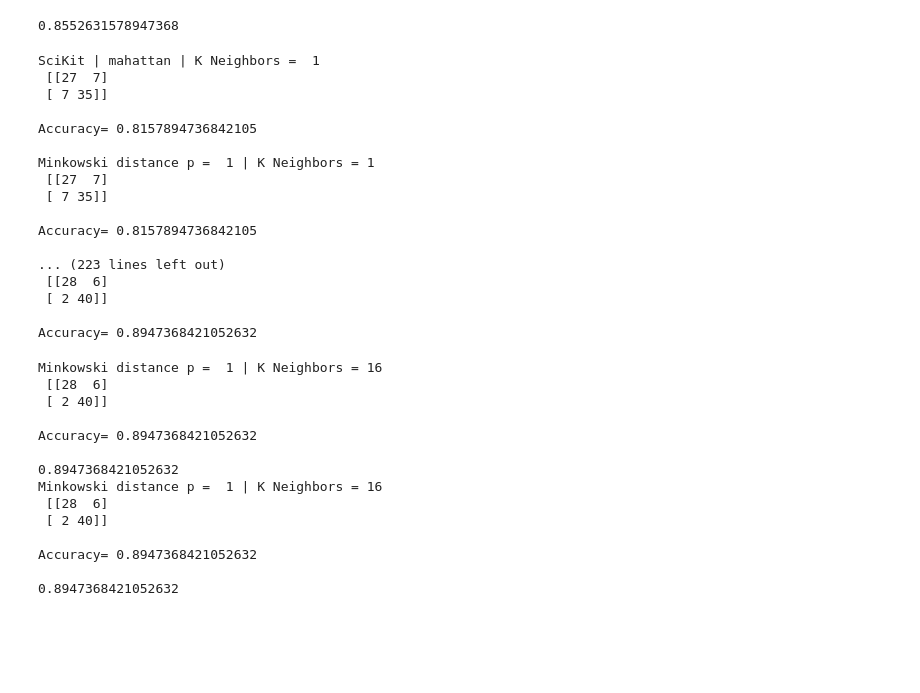
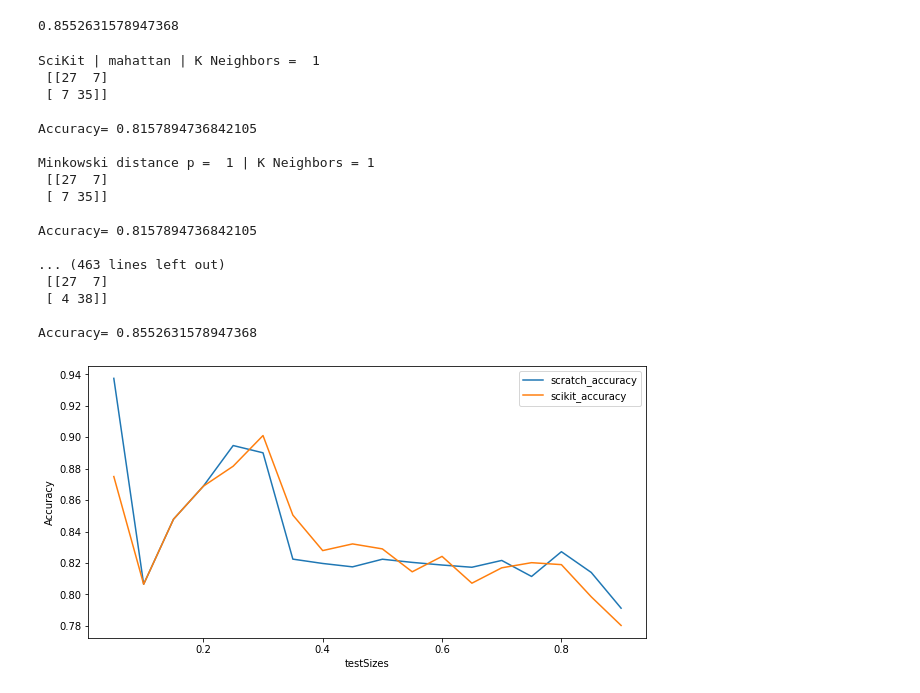
Before and after one commit to adil-ammar/Heart-Disease-Prediction, a Jupyter notebook: src/knn_scratch.ipynb, the cells around one changed output. Saved outputs shown, nothing was run; the diff lists cells and outputs as text; code cells hidden in the pictures; blank space fills up the shorter version.

Commit message:
analysis stuff

```diff
--- a/src/knn_scratch.ipynb
+++ b/src/knn_scratch.ipynb
@@ -499,6 +571,16 @@ for k in range (1,21):
     distfunc = 1 # P value for minkowski distance
     knn(distfunc, X_train_arr, X_test_arr, Y_train, Y_test, k)
     #[manhattan = 1, euclidean = 2]
+
+    knn1 = KNeighborsClassifier(n_neighbors=k, metric='manhattan')
+    knnmodel = knn1.fit(X_train, Y_train)
+    knnpredict = knnmodel.predict(X_test)
+    cmknn = confusion_matrix(Y_test, knnpredict)
+    print("SciKit |", 'mahattan', "| K Neighbors = ", k,'\n', cmknn)
+    print("\nAccuracy=", accuracy_score(Y_test, knnpredict),"\n")
+
+    distfunc = 2 #P value for minkowski distance
+    knn(distfunc, X_train_arr, X_test_arr, Y_train, Y_test, k)
 # %% [output]
 SciKit | mahattan | K Neighbors =  1
  [[27  7]
@@ -512,40 +594,8 @@ Minkowski distance p =  1 | K Neighbors = 1
 
 Accuracy= 0.8157894736842105
 
-... (223 lines left out)
- [[28  6]
- [ 2 40]]
+... (463 lines left out)
+ [[27  7]
+ [ 4 38]]
 
-Accuracy= 0.8947368421052632
+Accuracy= 0.8552631578947368
-# %%
-#TESTING LDA IMPLEMENTATION
-k = 16
-X= dataset.drop(['target'], axis=1)
-Y= dataset['target']
-X_lda = lda_scratch_2(X.to_numpy(),Y.to_numpy(),len(X.columns))
-X_lda_train, X_lda_test, Y_lda_train, Y_lda_test= train_test_split(X, Y, test_size=0.25, random_state=40)
-
-lda = LinearDiscriminantAnalysis(n_components = 1)
-lda.fit(X,Y)
-lda.transform(X)
-X_train, X_test, Y_train, Y_test= train_test_split(X, Y, test_size=0.25, random_state=40)
-
-
-print(knn(distfunc, X_train.to_numpy(), X_test.to_numpy(), Y_train, Y_test, k))
-
-print(knn(distfunc, X_lda_train.to_numpy(), X_lda_test.to_numpy(), Y_lda_train, Y_lda_test, k))
-# %% [output]
-Minkowski distance p =  1 | K Neighbors = 16
- [[28  6]
- [ 2 40]]
-
-Accuracy= 0.8947368421052632
-
-0.8947368421052632
-Minkowski distance p =  1 | K Neighbors = 16
- [[28  6]
- [ 2 40]]
-
-Accuracy= 0.8947368421052632
-
-0.8947368421052632
@@ -551,0 +632,19 @@ Accuracy= 0.8947368421052632
+# %%
+x = splitout
+y = knna
+
+fig, ax = plt.subplots(figsize=(10,5))
+plt.xlabel('testSizes')
+plt.ylabel('Accuracy')
+
+line1, = ax.plot(x, y, label = 'scratch_accuracy')
+
+
+
+y = scikita
+line2, = ax.plot(x, y, label = 'scikit_accuracy')
+
+ax.legend()
+plt.show()
+# %% [output]
+[figure, added]
```
Also changed, not shown: parts of 26 cells of this notebook.
